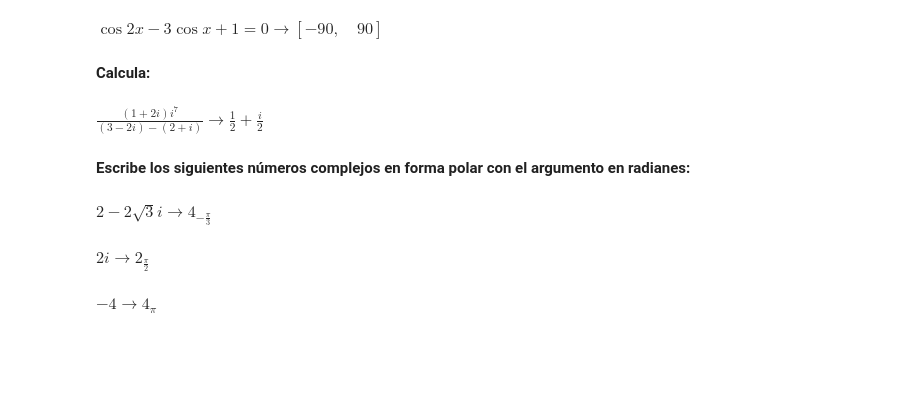
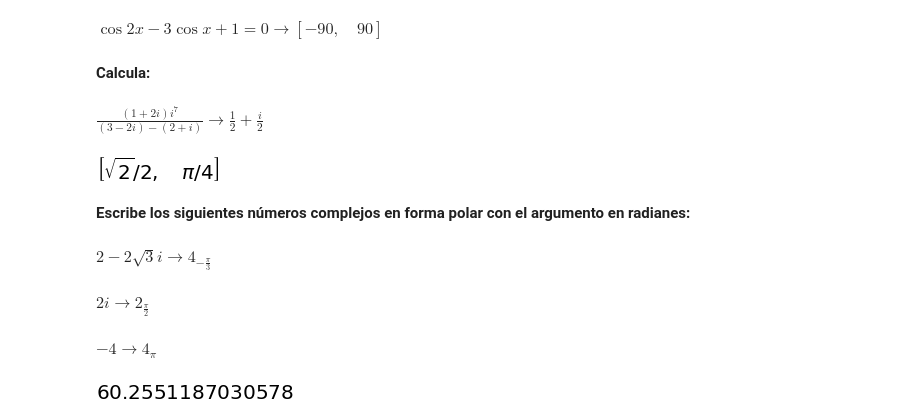
Before and after one commit to crdguez/mat1bac_cit, a Jupyter notebook: notebooks/final2.ipynb, the cells around one changed output. Cells and saved outputs as stored; diff of their text form; code cells hidden in the pictures; blank space fills up the shorter version.

```diff
--- a/notebooks/final2.ipynb
+++ b/notebooks/final2.ipynb
@@ -216,31 +226,33 @@ $\cos{2x}-3\cos{x}+1=0 \rightarrow \left [ -90, \quad 90\right ]$
 # %%
 # Página 45 ejercicio 1
 
 texto_ejercicio = 'Calcula:'
 n_ejercicio = 'ex12e06'
 
 display(md("**"+texto_ejercicio+"**"))
 
 enunciado_latex = [r'\frac{(1+2i)i^7}{(3-2i)-(2+i)}',
 
 
                   ]
 
 
 
 
 
 enunciado, solucion = [], []
 
 for i, s in enumerate(enunciado_latex) :
     enunciado.append(parse_latex(s))
     solucion.append(latex(nsimplify(eval(str(parse_latex(s)).replace('i','I')))))
     display(md("$"+ enunciado_latex[i] +" \\rightarrow " + solucion[i] +"$"))
+    display(a_polar(nsimplify(eval(str(parse_latex(s)).replace('i','I')))))
 
 df_ejercicios = df_ejercicios.append(añadir_ejercicios(enunciado_latex, enunciado, solucion, texto_ejercicio, curso, titulo , n_ejercicio, '2', '2'), ignore_index=True)
 # %% [output]
 **Calcula:**
 $\frac{(1+2i)i^7}{(3-2i)-(2+i)} \rightarrow \frac{1}{2} + \frac{i}{2}$
+[figure, added]
 # %%
 # Página 46 ejercicio 31
 
@@ -274,6 +286,10 @@ df_ejercicios = df_ejercicios.append(añadir_ejercicios(enunciado_latex, enuncia
 $2 - 2\sqrt {3}i \rightarrow 4_{- \frac{\pi}{3}}$
 $2i \rightarrow 2_{\frac{\pi}{2}}$
 $-4 \rightarrow 4_{\pi}$
+# %%
+(deg(atan(3.5/2))).evalf()
+# %% [output]
+[figure, added]
 # %%
 df_ejercicios.to_csv('ejercicios_final2.csv', index = False)
 # %%
```
Also changed, not shown: parts of 3 cells of this notebook, 10 other files.
